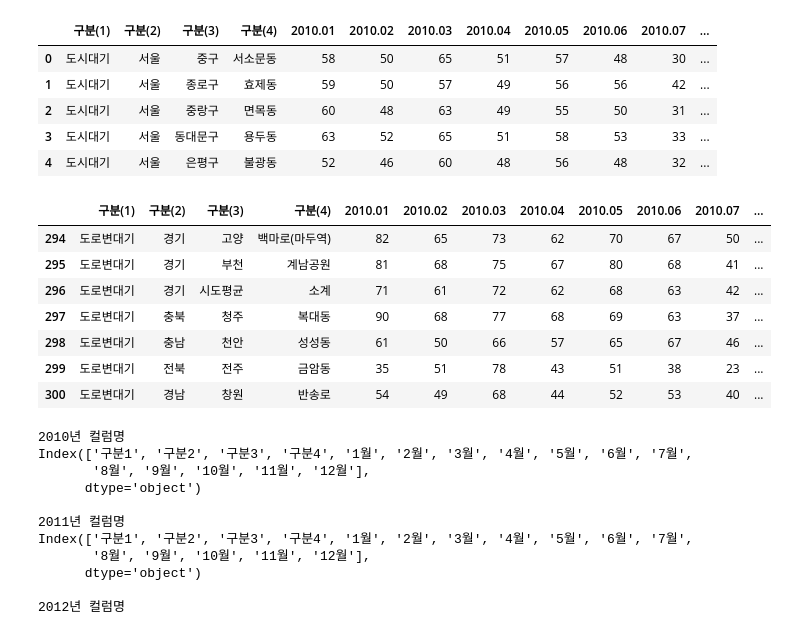
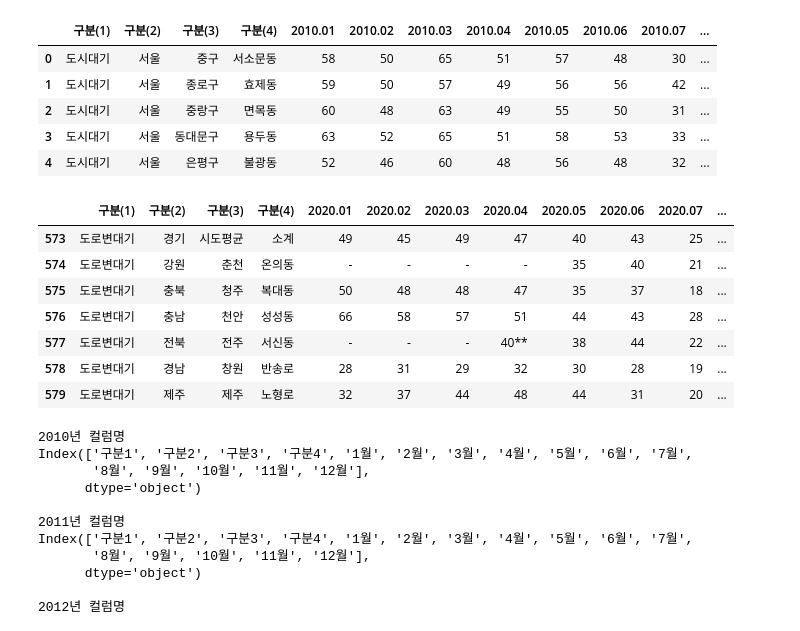
Before and after one commit to KimYeonWook511/PM10_Analysis, a Jupyter notebook: Code/PM10_Analysis.ipynb, the cells around one changed output. Saved outputs shown, nothing was run; the diff lists cells and outputs as text; code cells hidden in the pictures.

```diff
--- a/Code/PM10_Analysis.ipynb
+++ b/Code/PM10_Analysis.ipynb
@@ -99,17 +98,17 @@ df_dic['2010년'].head() # default 5
 | 3 | 도시대기 | 서울 | 동대문구 | 용두동 | 63 | 52 | 65 | 51 | 58 | 53 | 33 | ... |
 | 4 | 도시대기 | 서울 | 은평구 | 불광동 | 52 | 46 | 60 | 48 | 56 | 48 | 32 | ... |
 # %%
-# 미세먼지 데이터프레임 뒷부분 7행
-df_dic['2010년'].tail(7)
+# 2020년 미세먼지 데이터프레임 뒷부분 7행
+df_dic['2020년'].tail(7)
 # %% [output]
-|  | 구분(1) | 구분(2) | 구분(3) | 구분(4) | 2010.01 | 2010.02 | 2010.03 | 2010.04 | 2010.05 | 2010.06 | 2010.07 | ... |
-| 294 | 도로변대기 | 경기 | 고양 | 백마로(마두역) | 82 | 65 | 73 | 62 | 70 | 67 | 50 | ... |
-| 295 | 도로변대기 | 경기 | 부천 | 계남공원 | 81 | 68 | 75 | 67 | 80 | 68 | 41 | ... |
-| 296 | 도로변대기 | 경기 | 시도평균 | 소계 | 71 | 61 | 72 | 62 | 68 | 63 | 42 | ... |
-| 297 | 도로변대기 | 충북 | 청주 | 복대동 | 90 | 68 | 77 | 68 | 69 | 63 | 37 | ... |
-| 298 | 도로변대기 | 충남 | 천안 | 성성동 | 61 | 50 | 66 | 57 | 65 | 67 | 46 | ... |
-| 299 | 도로변대기 | 전북 | 전주 | 금암동 | 35 | 51 | 78 | 43 | 51 | 38 | 23 | ... |
-| 300 | 도로변대기 | 경남 | 창원 | 반송로 | 54 | 49 | 68 | 44 | 52 | 53 | 40 | ... |
+|  | 구분(1) | 구분(2) | 구분(3) | 구분(4) | 2020.01 | 2020.02 | 2020.03 | 2020.04 | 2020.05 | 2020.06 | 2020.07 | ... |
+| 573 | 도로변대기 | 경기 | 시도평균 | 소계 | 49 | 45 | 49 | 47 | 40 | 43 | 25 | ... |
+| 574 | 도로변대기 | 강원 | 춘천 | 온의동 | - | - | - | - | 35 | 40 | 21 | ... |
+| 575 | 도로변대기 | 충북 | 청주 | 복대동 | 50 | 48 | 48 | 47 | 35 | 37 | 18 | ... |
+| 576 | 도로변대기 | 충남 | 천안 | 성성동 | 66 | 58 | 57 | 51 | 44 | 43 | 28 | ... |
+| 577 | 도로변대기 | 전북 | 전주 | 서신동 | - | - | - | 40** | 38 | 44 | 22 | ... |
+| 578 | 도로변대기 | 경남 | 창원 | 반송로 | 28 | 31 | 29 | 32 | 30 | 28 | 19 | ... |
+| 579 | 도로변대기 | 제주 | 제주 | 노형로 | 32 | 37 | 44 | 48 | 44 | 31 | 20 | ... |
 # %%
 # 함수 정의
 def changeColumns(df): # 데이터프레임의 컬럼명을 변경하는 함수
```
Also changed, not shown: parts of 32 cells of this notebook.
